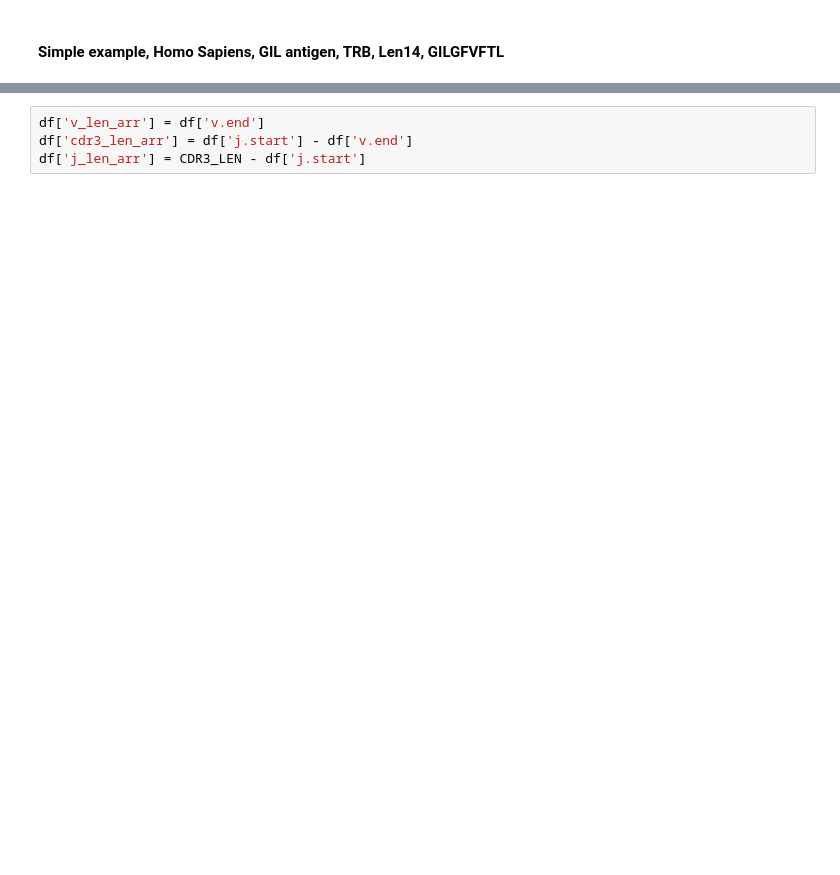
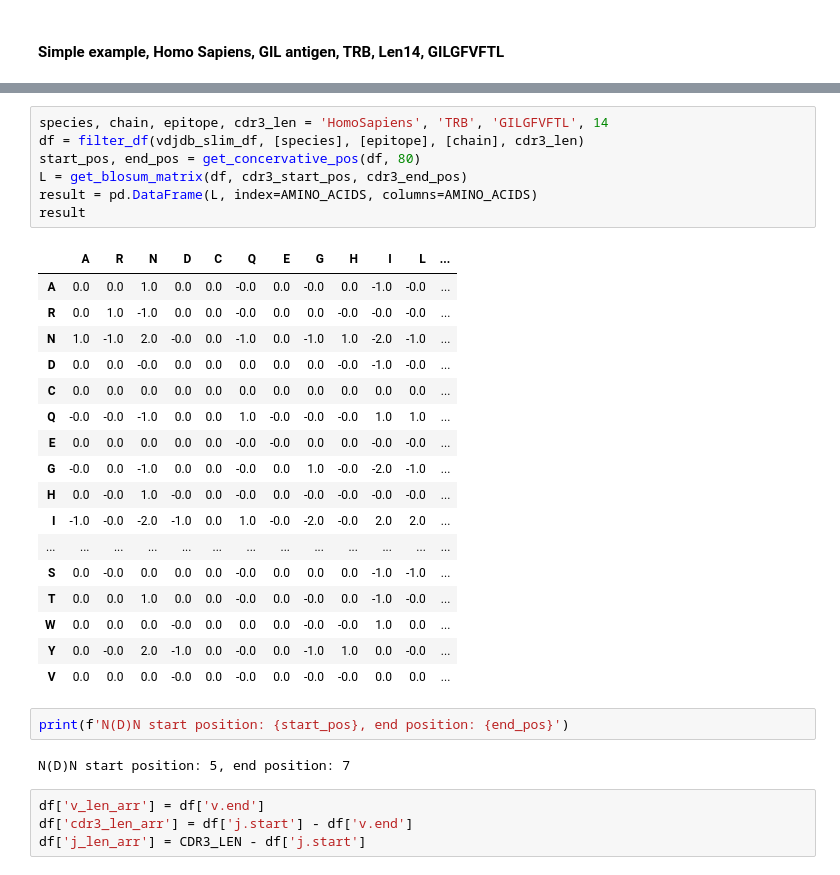
Before and after one commit to antigenomics/vdjdb-classifier-benchmark, a Jupyter notebook: cdr3_substitutions/CDR3_Substitutions.ipynb, the cells around one changed output, grey strips where cells are left out. Saved outputs shown, nothing was run; the diff lists cells and outputs as text; blank space fills up the shorter version.

```diff
--- a/cdr3_substitutions/CDR3_Substitutions.ipynb
+++ b/cdr3_substitutions/CDR3_Substitutions.ipynb
@@ -221,3 +196,32 @@ CDR3 start position: 4, end position: 8
+# %%
+species, chain, epitope, cdr3_len = 'HomoSapiens', 'TRB', 'GILGFVFTL', 14
+df = filter_df(vdjdb_slim_df, [species], [epitope], [chain], cdr3_len)
+start_pos, end_pos = get_concervative_pos(df, 80)
+L = get_blosum_matrix(df, cdr3_start_pos, cdr3_end_pos)
+result = pd.DataFrame(L, index=AMINO_ACIDS, columns=AMINO_ACIDS)
+result
+# %% [output]
+|  | A | R | N | D | C | Q | E | G | H | I | L | ... |
+| A | 0.0 | 0.0 | 1.0 | 0.0 | 0.0 | -0.0 | 0.0 | -0.0 | 0.0 | -1.0 | -0.0 | ... |
+| R | 0.0 | 1.0 | -1.0 | 0.0 | 0.0 | -0.0 | 0.0 | 0.0 | -0.0 | -0.0 | -0.0 | ... |
+| N | 1.0 | -1.0 | 2.0 | -0.0 | 0.0 | -1.0 | 0.0 | -1.0 | 1.0 | -2.0 | -1.0 | ... |
+| D | 0.0 | 0.0 | -0.0 | 0.0 | 0.0 | 0.0 | 0.0 | 0.0 | -0.0 | -1.0 | -0.0 | ... |
+| C | 0.0 | 0.0 | 0.0 | 0.0 | 0.0 | 0.0 | 0.0 | 0.0 | 0.0 | 0.0 | 0.0 | ... |
+| Q | -0.0 | -0.0 | -1.0 | 0.0 | 0.0 | 1.0 | -0.0 | -0.0 | -0.0 | 1.0 | 1.0 | ... |
+| E | 0.0 | 0.0 | 0.0 | 0.0 | 0.0 | -0.0 | -0.0 | 0.0 | 0.0 | -0.0 | -0.0 | ... |
+| G | -0.0 | 0.0 | -1.0 | 0.0 | 0.0 | -0.0 | 0.0 | 1.0 | -0.0 | -2.0 | -1.0 | ... |
+| H | 0.0 | -0.0 | 1.0 | -0.0 | 0.0 | -0.0 | 0.0 | -0.0 | -0.0 | -0.0 | -0.0 | ... |
+| I | -1.0 | -0.0 | -2.0 | -1.0 | 0.0 | 1.0 | -0.0 | -2.0 | -0.0 | 2.0 | 2.0 | ... |
+| ... | ... | ... | ... | ... | ... | ... | ... | ... | ... | ... | ... | ... |
+| S | 0.0 | -0.0 | 0.0 | 0.0 | 0.0 | -0.0 | 0.0 | 0.0 | 0.0 | -1.0 | -1.0 | ... |
+| T | 0.0 | 0.0 | 1.0 | 0.0 | 0.0 | -0.0 | 0.0 | -0.0 | 0.0 | -1.0 | -0.0 | ... |
+| W | 0.0 | 0.0 | 0.0 | -0.0 | 0.0 | 0.0 | 0.0 | -0.0 | -0.0 | 1.0 | 0.0 | ... |
+| Y | 0.0 | -0.0 | 2.0 | -1.0 | 0.0 | -0.0 | 0.0 | -1.0 | 1.0 | 0.0 | -0.0 | ... |
+| V | 0.0 | 0.0 | 0.0 | -0.0 | 0.0 | -0.0 | 0.0 | -0.0 | -0.0 | 0.0 | 0.0 | ... |
+# %%
+print(f'N(D)N start position: {start_pos}, end position: {end_pos}')
+# %% [output]
+N(D)N start position: 5, end position: 7
 # %%
 df['v_len_arr'] = df['v.end']
 df['cdr3_len_arr'] = df['j.start'] - df['v.end']
```
Also changed, not shown: parts of 21 cells of this notebook.
